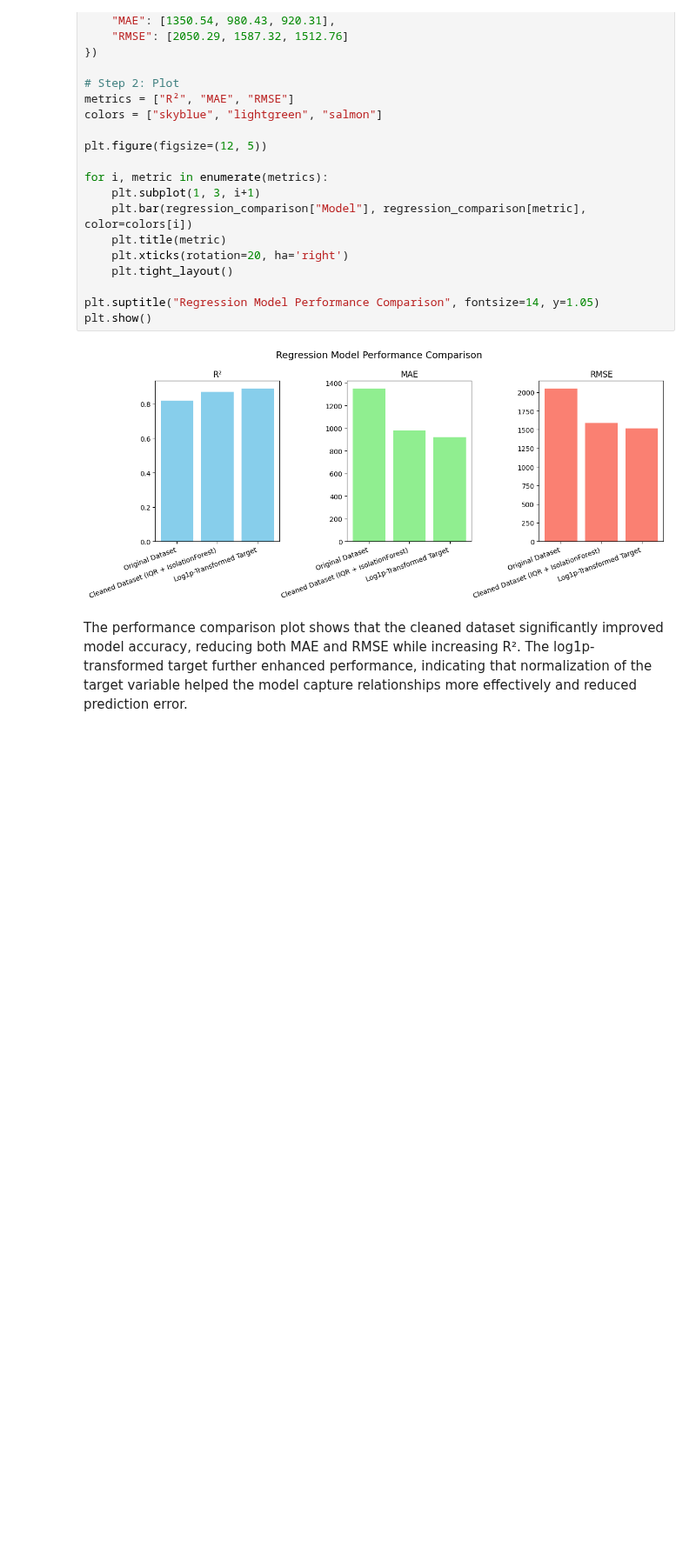
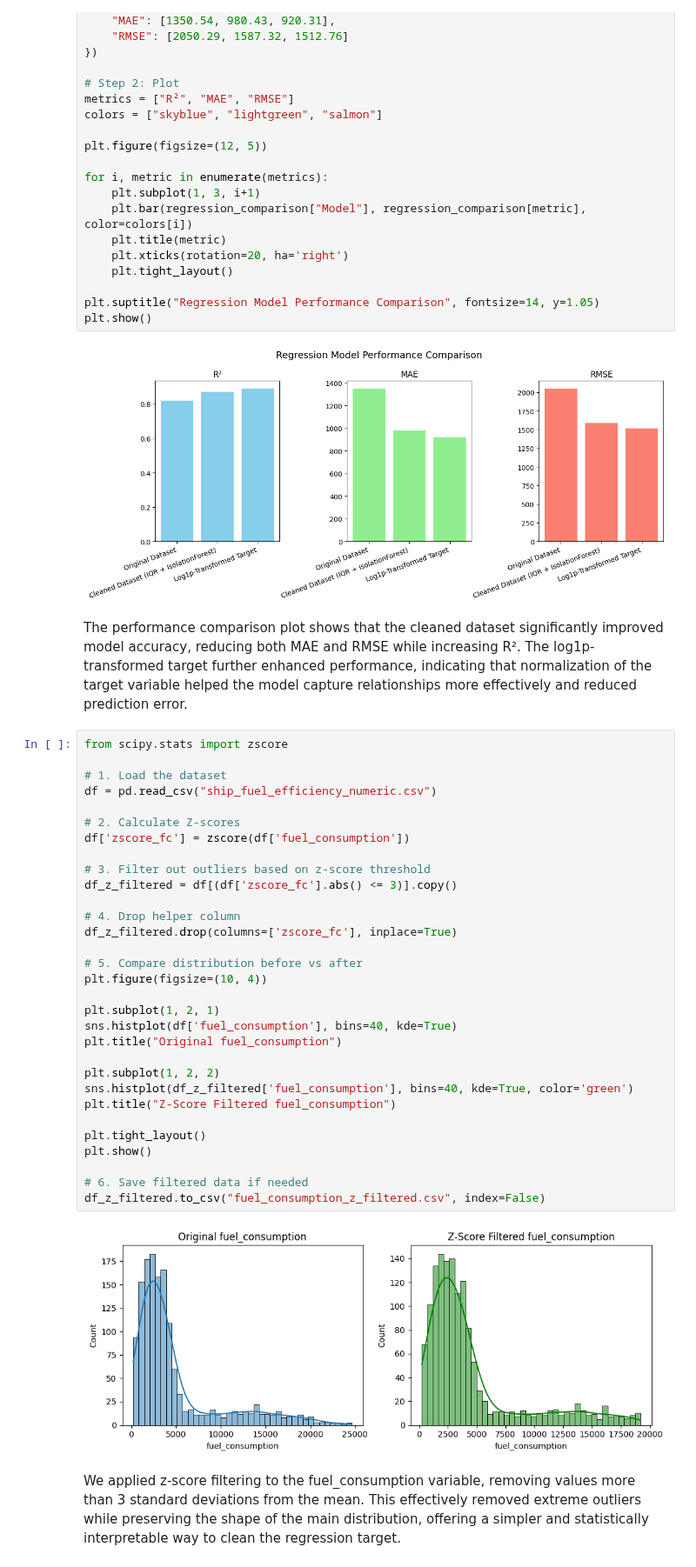
Before and after one commit to hotteleport/Advanced-Data-Analytics, a Jupyter notebook: ex.2/regression dataset/regression_optimization.ipynb, the cells around one changed output. Shown at 87% size. Cells and saved outputs as stored; diff of their text form; blank space fills up the shorter version.

```diff
--- a/ex.2/regression dataset/regression_optimization.ipynb
+++ b/ex.2/regression dataset/regression_optimization.ipynb
@@ -195,3 +195,38 @@ plt.show()
 [figure]
 # %% [markdown]
 The performance comparison plot shows that the cleaned dataset significantly improved model accuracy, reducing both MAE and RMSE while increasing R². The log1p-transformed target further enhanced performance, indicating that normalization of the target variable helped the model capture relationships more effectively and reduced prediction error.
+# %%
+from scipy.stats import zscore
+
+# 1. Load the dataset
+df = pd.read_csv("ship_fuel_efficiency_numeric.csv")
+
+# 2. Calculate Z-scores
+df['zscore_fc'] = zscore(df['fuel_consumption'])
+
+# 3. Filter out outliers based on z-score threshold
+df_z_filtered = df[(df['zscore_fc'].abs() <= 3)].copy()
+
+# 4. Drop helper column
+df_z_filtered.drop(columns=['zscore_fc'], inplace=True)
+
+# 5. Compare distribution before vs after
+plt.figure(figsize=(10, 4))
+
+plt.subplot(1, 2, 1)
+sns.histplot(df['fuel_consumption'], bins=40, kde=True)
+plt.title("Original fuel_consumption")
+
+plt.subplot(1, 2, 2)
+sns.histplot(df_z_filtered['fuel_consumption'], bins=40, kde=True, color='green')
+plt.title("Z-Score Filtered fuel_consumption")
+
+plt.tight_layout()
+plt.show()
+
+# 6. Save filtered data if needed
+df_z_filtered.to_csv("fuel_consumption_z_filtered.csv", index=False)
+# %% [output]
+[figure, added]
+# %% [markdown]
+We applied z-score filtering to the fuel_consumption variable, removing values more than 3 standard deviations from the mean. This effectively removed extreme outliers while preserving the shape of the main distribution, offering a simpler and statistically interpretable way to clean the regression target.
```
Also changed, not shown: parts of 2 cells of this notebook, 3 other files.
